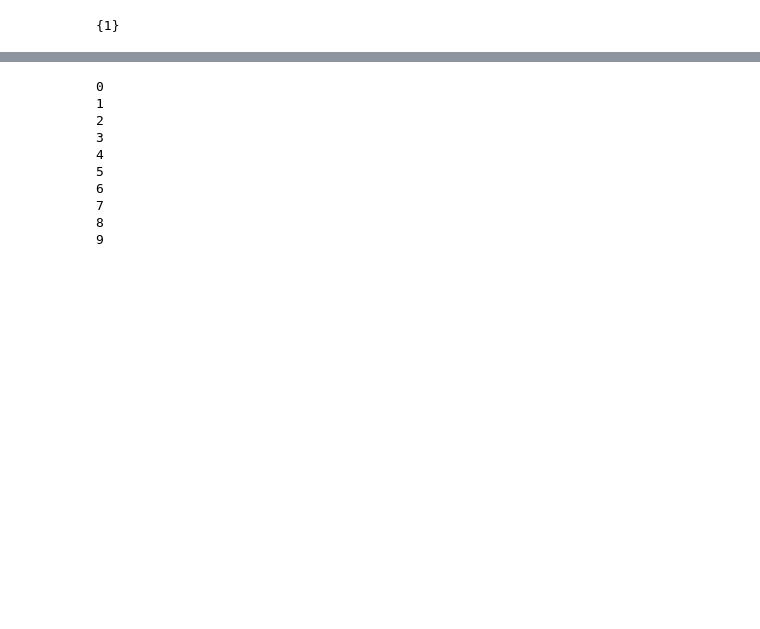
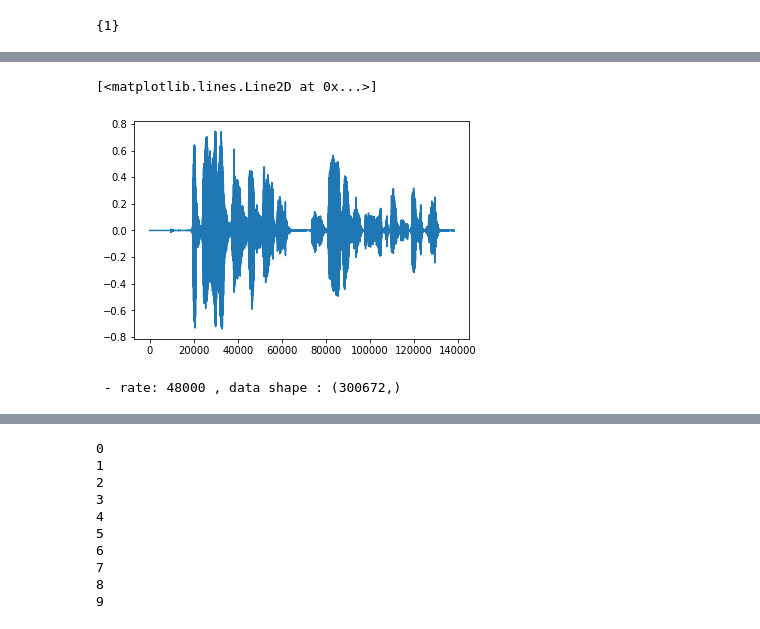
Before and after one commit to trex99/DAVI, a Jupyter notebook: 2주차_Lecture_Code.ipynb, the cells around one changed output, grey strips where cells are left out. Cells and saved outputs as stored; diff of their text form; code cells hidden in the pictures; blank space fills up the shorter version.

```diff
--- a/2주차_Lecture_Code.ipynb
+++ b/2주차_Lecture_Code.ipynb
@@ -355,0 +426,14 @@ print(a - b) # 차집합
+# %%
+import matplotlib.pyplot as plt
+plt.plot(x)
+# %% [output]
+[<matplotlib.lines.Line2D at 0x...>]
+[figure, added]
+# %%
+# 오디오 데이터 #3
+from scipy.io import wavfile
+
+samplerate, data = wavfile.read('common_voice_en_africa_10053.wav')
+print(f' - rate: {samplerate} , data shape : {data.shape}')
+# %% [output]
+ - rate: 48000 , data shape : (300672,)
```
Also changed, not shown: parts of 15 cells of this notebook.
